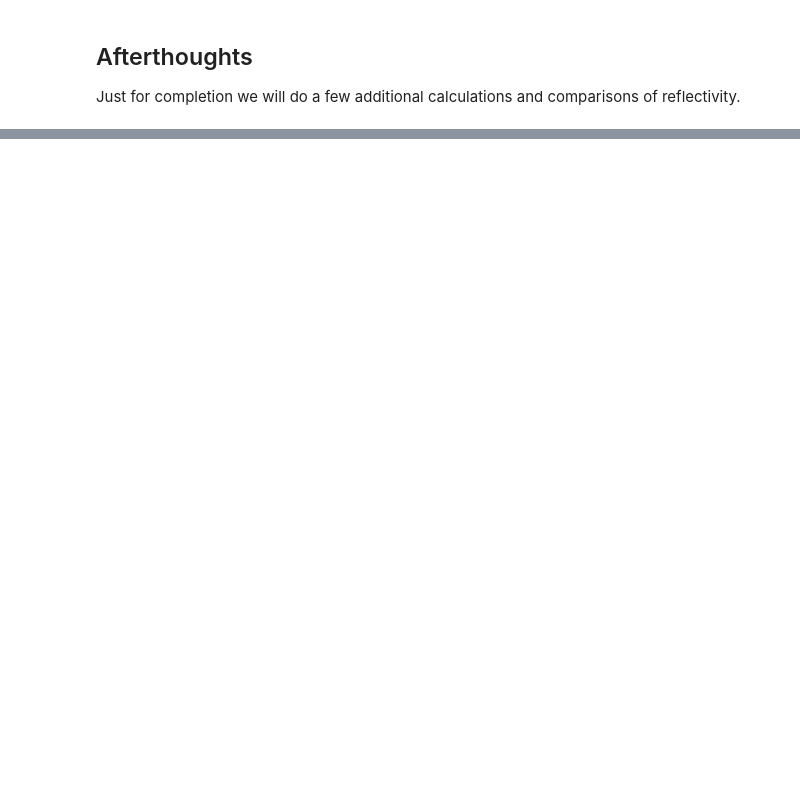
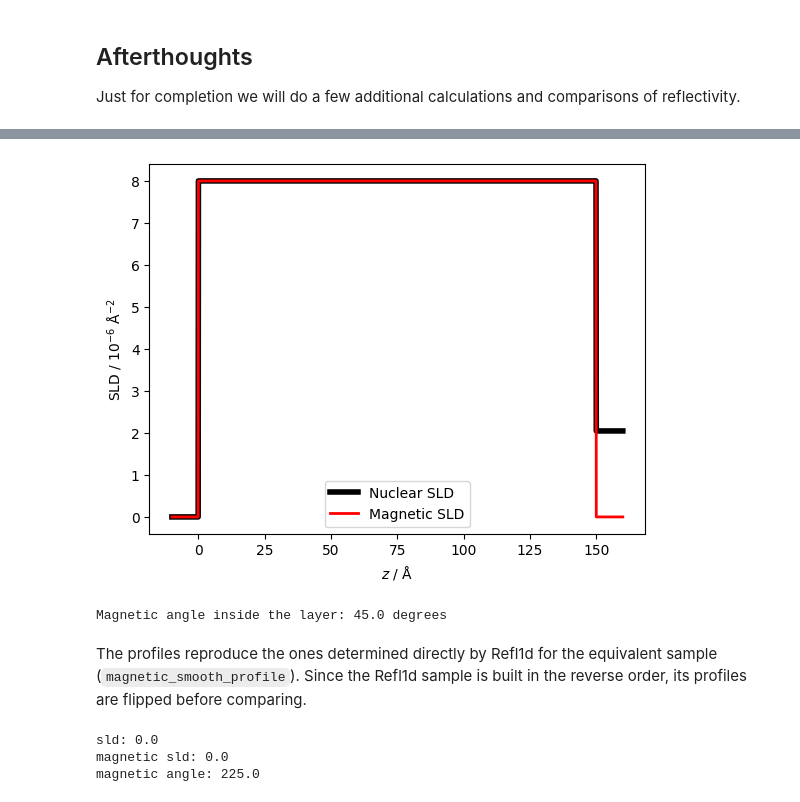
Before and after one commit to easyscience/EasyReflectometryLib, a Jupyter notebook: dev/tutorials/simulation/magnetism/magnetism.ipynb, the cells around one changed output, grey strips where cells are left out. Saved outputs shown, nothing was run; the diff lists cells and outputs as text; code cells hidden in the pictures; blank space fills up the shorter version.

```diff
--- a/dev/tutorials/simulation/magnetism/magnetism.ipynb
+++ b/dev/tutorials/simulation/magnetism/magnetism.ipynb
@@ -332,0 +339,29 @@ print(max(abs(model_data_no_magnetism - model_data_magnetism)))
+# %%
+z, sld, sld_magnetic, theta_magnetic = single_layer_model.interface.magnetic_sld_profile(single_layer_model.unique_name)
+
+# In this sample the nuclear and magnetic SLD are both 8 inside the layer, so the curves overlap there
+plt.plot(z, sld, '-k', label='Nuclear SLD', linewidth=4)
+plt.plot(z, sld_magnetic, '-r', label='Magnetic SLD', linewidth=2)
+plt.xlabel(r'$z$ / Å')
+plt.ylabel(r'SLD / $10^{-6}$ Å$^{-2}$')
+plt.legend()
+plt.show()
+
+inside_layer = (z > 25) & (z < 125)
+print(f'Magnetic angle inside the layer: {theta_magnetic[inside_layer].mean():.1f} degrees')
+# %% [output]
+[figure, added]
+Magnetic angle inside the layer: 45.0 degrees
+# %% [markdown]
+The profiles reproduce the ones determined directly by Refl1d for the equivalent sample (`magnetic_smooth_profile`). Since the Refl1d sample is built in the reverse order, its profiles are flipped before comparing.
+# %%
+# `experiment` is the raw Refl1d experiment for the single magnetic layer sample defined above
+raw_z, raw_sld, _, raw_sld_magnetic, raw_theta_magnetic = experiment.magnetic_smooth_profile()
+
+print(f'sld: {max(abs(sld - raw_sld[::-1]))}')
+print(f'magnetic sld: {max(abs(sld_magnetic - raw_sld_magnetic[::-1]))}')
+print(f'magnetic angle: {max(abs(theta_magnetic - raw_theta_magnetic[::-1]))}')
+# %% [output]
+sld: 0.0
+magnetic sld: 0.0
+magnetic angle: 225.0
```
Also changed, not shown: parts of 27 cells of this notebook, 49 other files.
